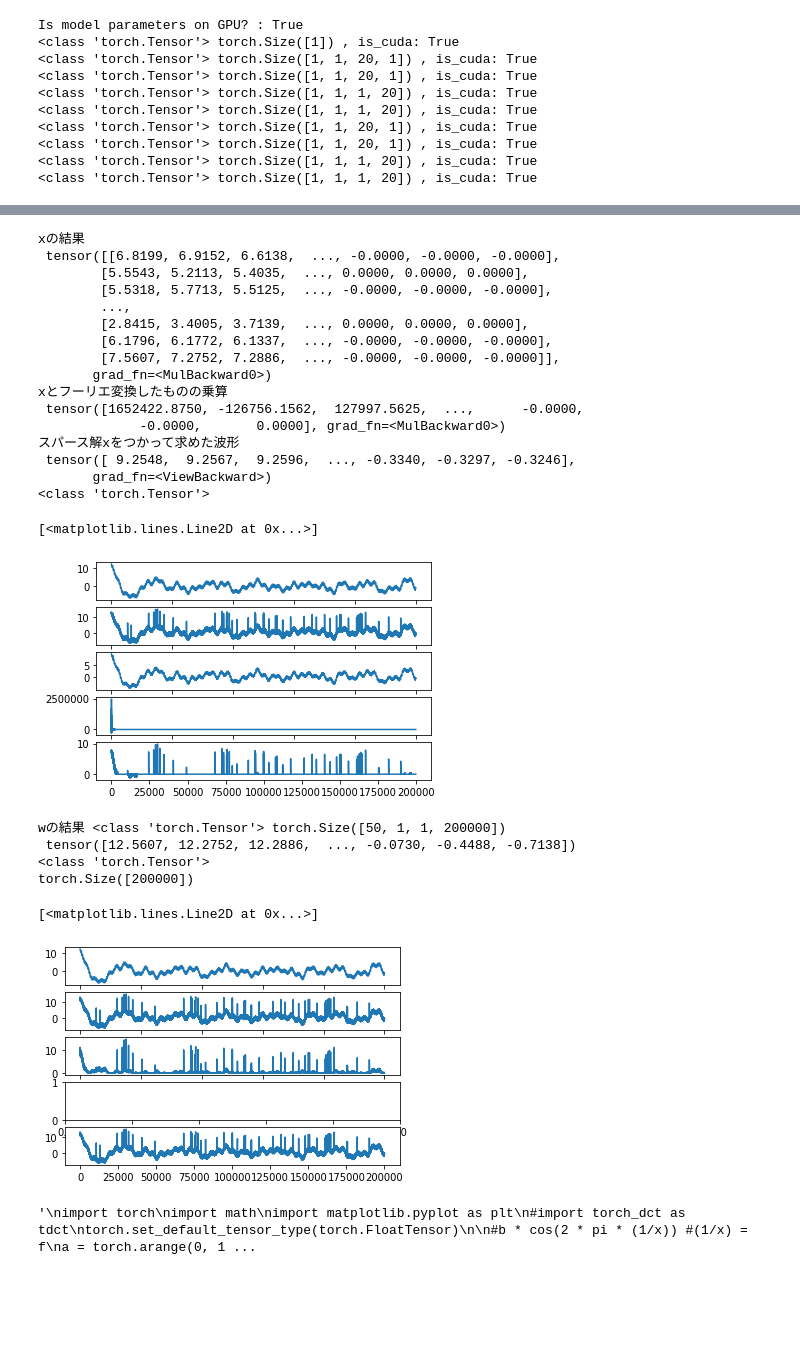
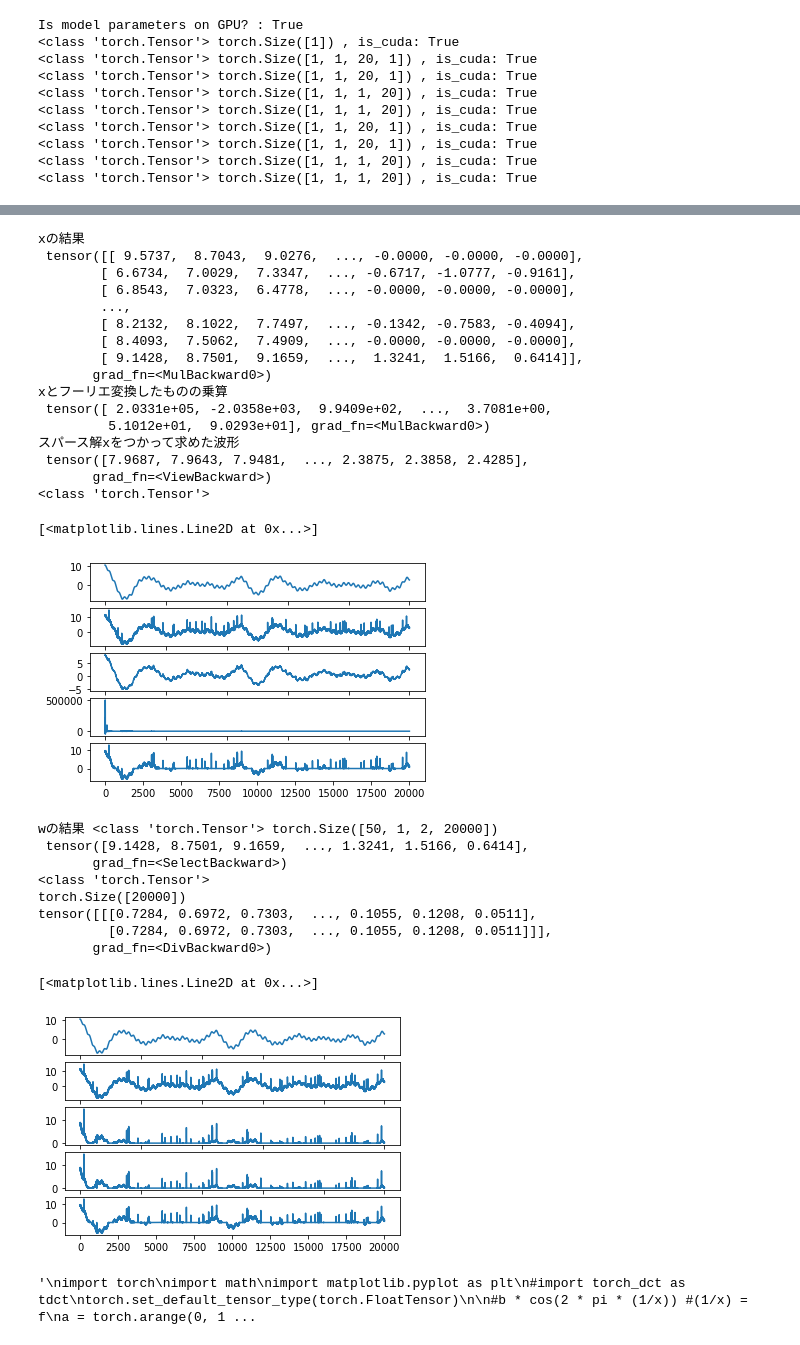
Before and after one commit to ymourilab/mouri, a Jupyter notebook: Untitled1.ipynb, the cells around one changed output, grey strips where cells are left out. Drawn from its saved outputs; the diff is of its cells as text; code cells hidden in the pictures; blank space fills up the shorter version.

```diff
--- a/Untitled1.ipynb
+++ b/Untitled1.ipynb
@@ -58,7 +58,7 @@ import torch
 
 class uISTA(torch.nn.Module):
 
-    def __init__(self, num_unroll, l=5., scale=1., prox=None, wt=None, iwt=None):
+    def __init__(self, num_unroll, l=2., scale=1., prox=None, wt=None, iwt=None):
         super(uISTA, self).__init__()
         self.num_unroll = num_unroll #unroll回数
         #self.A = torch.nn.Parameter(torch.FloatTensor(A), requires_grad=True)#fhみたいなのに変更する
@@ -107,7 +107,7 @@ class uISTA(torch.nn.Module):
             print(i)
             #w = self.w_softshrink(w + (b.reshape(-1,1,1,b.size()[0]) - self.idwt(dwt(w).mul_(self.scale))), theta)
             print('after f')
-            #w = self.prox(w + (b.reshape(b.size()[0],1,1,-1) - self.idwt((self.dwt(w)[0].mul_(self.scale),[i.mul_(self.scale)for i in self.dwt(w)[1]]))), theta)
+            w = self.prox(w + (b.reshape(b.size()[0],1,1,-1) - self.idwt((self.dwt(w)[0].mul_(self.scale),[i.mul_(self.scale)for i in self.dwt(w)[1]]))), theta)
             print("koeta")
         return x,w
 
@@ -166,7 +166,7 @@ k = 50
 stdx = 1.
 snr = 10.
 support_range = np.arange(0, n)
-data = torch.arange(0, 10, 0.00005)
+data = torch.arange(0, 10, 0.0005)
 print(data.size())
 frequency = torch.arange(0.02,2,0.02)
 g = torch.rand(frequency.size()[0])
@@ -176,7 +176,7 @@ input_data = torch.zeros((n_samples, data.size()[0]))
 print(input_data.size()[1])
 true = torch.zeros((n_samples, data.size()[0]))
 output_data = torch.zeros((n_samples, n))
-G = rng.choice(198000,500,replace=False)
+G = rng.choice(19800,500,replace=False)
 for sample in range(n_samples) :
     T = rng.choice(frequency.size()[0], 20, replace=False)
 
@@ -185,7 +185,11 @@ for sample in range(n_samples) :
     #y[sample] = y[sample] / y[sample].max()
     y_add_noise = y[sample] + torch.rand(data.size())
     for i in range(0,50):
-        y_add_noise[G[i]+10] = y_add_noise[G[i]+10] + 10
+        y_add_noise[G[i]+10] = y_add_noise[G[i]+10] + 3
+        y_add_noise[G[i]+9] = y_add_noise[G[i]+9] + 3
+        y_add_noise[G[i]+11] = y_add_noise[G[i]+11] + 3
+        y_add_noise[G[i]+8] = y_add_noise[G[i]+9] + 3
+        y_add_noise[G[i]+12] = y_add_noise[G[i]+11] + 3
 
     '''
     # add noise
@@ -216,5 +220,5 @@ tensor([[11.3378, 11.3378, 11.3378,  ..., -3.3423, -3.3365, -3.3306],
 # %%
-model = uISTA(5).to(device=device)
+model = uISTA(30).to(device=device)
 model.cuda()
 print(model.named_parameters())
 print(model.parameters())
@@ -277,51 +281,58 @@ plt.subplot(5,1,5)
 plt.plot(torch.arange(0,len(data)).cpu(),model_out[0][j].cpu().detach().numpy())
 # %% [output]
 xの結果
- tensor([[6.8199, 6.9152, 6.6138,  ..., -0.0000, -0.0000, -0.0000],
-        [5.5543, 5.2113, 5.4035,  ..., 0.0000, 0.0000, 0.0000],
-        [5.5318, 5.7713, 5.5125,  ..., -0.0000, -0.0000, -0.0000],
+ tensor([[ 9.5737,  8.7043,  9.0276,  ..., -0.0000, -0.0000, -0.0000],
+        [ 6.6734,  7.0029,  7.3347,  ..., -0.6717, -1.0777, -0.9161],
+        [ 6.8543,  7.0323,  6.4778,  ..., -0.0000, -0.0000, -0.0000],
         ...,
-        [2.8415, 3.4005, 3.7139,  ..., 0.0000, 0.0000, 0.0000],
-        [6.1796, 6.1772, 6.1337,  ..., -0.0000, -0.0000, -0.0000],
-        [7.5607, 7.2752, 7.2886,  ..., -0.0000, -0.0000, -0.0000]],
+        [ 8.2132,  8.1022,  7.7497,  ..., -0.1342, -0.7583, -0.4094],
+        [ 8.4093,  7.5062,  7.4909,  ..., -0.0000, -0.0000, -0.0000],
+        [ 9.1428,  8.7501,  9.1659,  ...,  1.3241,  1.5166,  0.6414]],
        grad_fn=<MulBackward0>)
 xとフーリエ変換したものの乗算
- tensor([1652422.8750, -126756.1562,  127997.5625,  ...,      -0.0000,
-             -0.0000,       0.0000], grad_fn=<MulBackward0>)
+ tensor([ 2.0331e+05, -2.0358e+03,  9.9409e+02,  ...,  3.7081e+00,
+         5.1012e+01,  9.0293e+01], grad_fn=<MulBackward0>)
 スパース解xをつかって求めた波形
- tensor([ 9.2548,  9.2567,  9.2596,  ..., -0.3340, -0.3297, -0.3246],
+ tensor([7.9687, 7.9643, 7.9481,  ..., 2.3875, 2.3858, 2.4285],
        grad_fn=<ViewBackward>)
 <class 'torch.Tensor'>
 [<matplotlib.lines.Line2D at 0x...>]
-[figure, old version]
+[figure, new version]
 # %%
 wt = DWTForward(J=3,wave='db10',mode='zero')
 iwt = DWTInverse(wave='db10', mode='zero')
 
 print("wの結果",type(model_out[1]),model_out[1].size(),'\n',model_out[1][j][0][0])
 #print("wとフーリエ変換したものの乗算\n",tdct.dct(input_data[j]).mul(model_out[1][j]))
 #print("wとwtしたものの乗算\n",wt((input_data[j].reshape(1,1,1,-1).mul(model_out[1][j]))))
 #print("スパース解wをつかって求めた波形\n",iwt(wt(input_data[j].reshape(1,1,1,-1)).mul(model_out[1][j][0][0]).div(wt(model_out[1][j])[0].max())))
-check = iwt(wt((input_data[j].reshape(1,1,1,-1).mul(model_out[1][j]).div(model_out[1][j].max()))))[0][0][0]
+check = iwt(wt((input_data[j].reshape(1,1,1,-1).mul((model_out[1][j]).div(model_out[1][j].max())))))[0][0][0]
 print(type(check))
 print(check.size())
+print(((model_out[1][j]).div(model_out[1][j].max())))
 plt.subplot(5,1,1)
 plt.plot(data.cpu(),true[j].cpu())
 plt.subplot(5,1,2)
 plt.plot(data.cpu(),y_add_noise.cpu().detach().numpy())
 plt.subplot(5,1,3)
 plt.plot(data.cpu(),check.cpu().detach().numpy())
 plt.subplot(5,1,4)
-#plt.plot(data.cpu(),(input_data[j]).mul(model_out[1][j][0][0]).cpu().detach().numpy())
+#print(wt((input_data[j].reshape(1,1,1,-1).mul((model_out[1][j]).div(model_out[1][j].max()))))[1])
+#plt.plot(data.cpu(),wt(input_data[j].reshape(1,1,1,-1)).mul(model_out[1][j][0][0]).div(wt(model_out[1][j])[0].max())).cpu().detach().numpy())
+plt.plot(data.cpu(),(input_data[j]).mul(model_out[1][j][0][0].div(model_out[1][j][0][0].max())).cpu().detach().numpy())
 plt.subplot(5,1,5)
 plt.plot(torch.arange(0,len(data)).cpu(),model_out[1][j][0][0].cpu().detach().numpy())
 # %% [output]
-wの結果 <class 'torch.Tensor'> torch.Size([50, 1, 1, 200000])
- tensor([12.5607, 12.2752, 12.2886,  ..., -0.0730, -0.4488, -0.7138])
+wの結果 <class 'torch.Tensor'> torch.Size([50, 1, 2, 20000])
+ tensor([9.1428, 8.7501, 9.1659,  ..., 1.3241, 1.5166, 0.6414],
+       grad_fn=<SelectBackward>)
 <class 'torch.Tensor'>
-torch.Size([200000])
+torch.Size([20000])
+tensor([[[0.7284, 0.6972, 0.7303,  ..., 0.1055, 0.1208, 0.0511],
+         [0.7284, 0.6972, 0.7303,  ..., 0.1055, 0.1208, 0.0511]]],
+       grad_fn=<DivBackward0>)
 [<matplotlib.lines.Line2D at 0x...>]
-[figure, old version]
+[figure, new version]
 # %%
 def w_softshrink(self,z,th):
     return [self.prox(x,th) for x in z]
```
Also changed, not shown: parts of 5 cells of this notebook.
